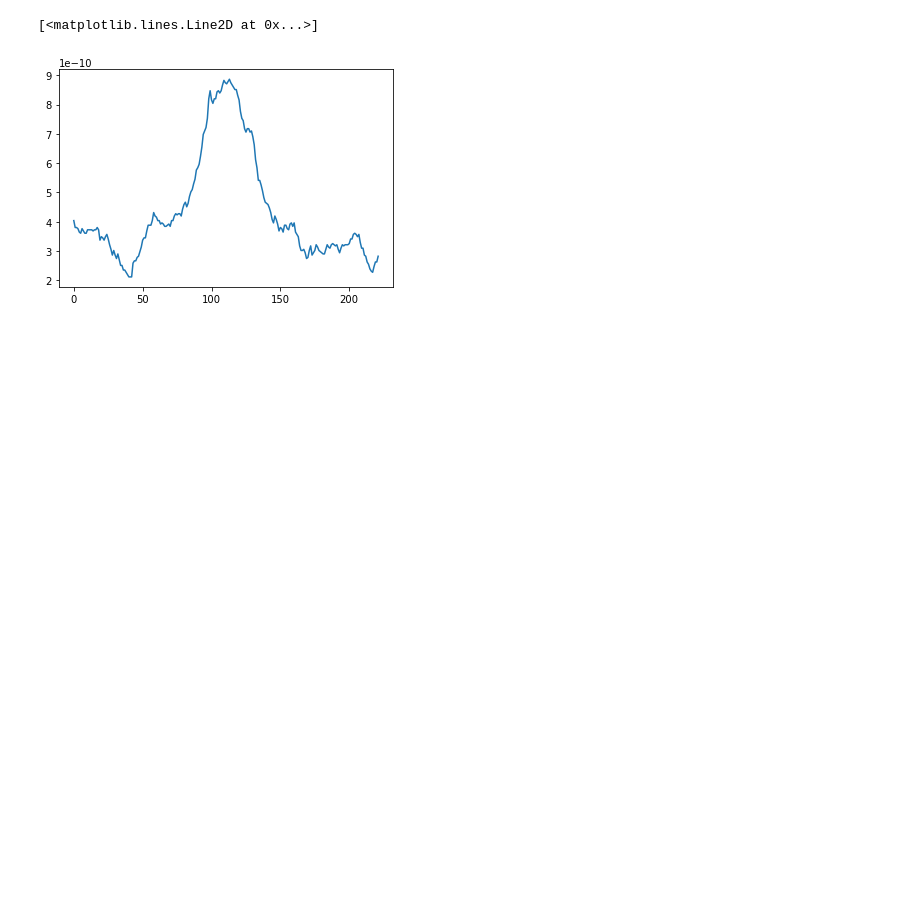
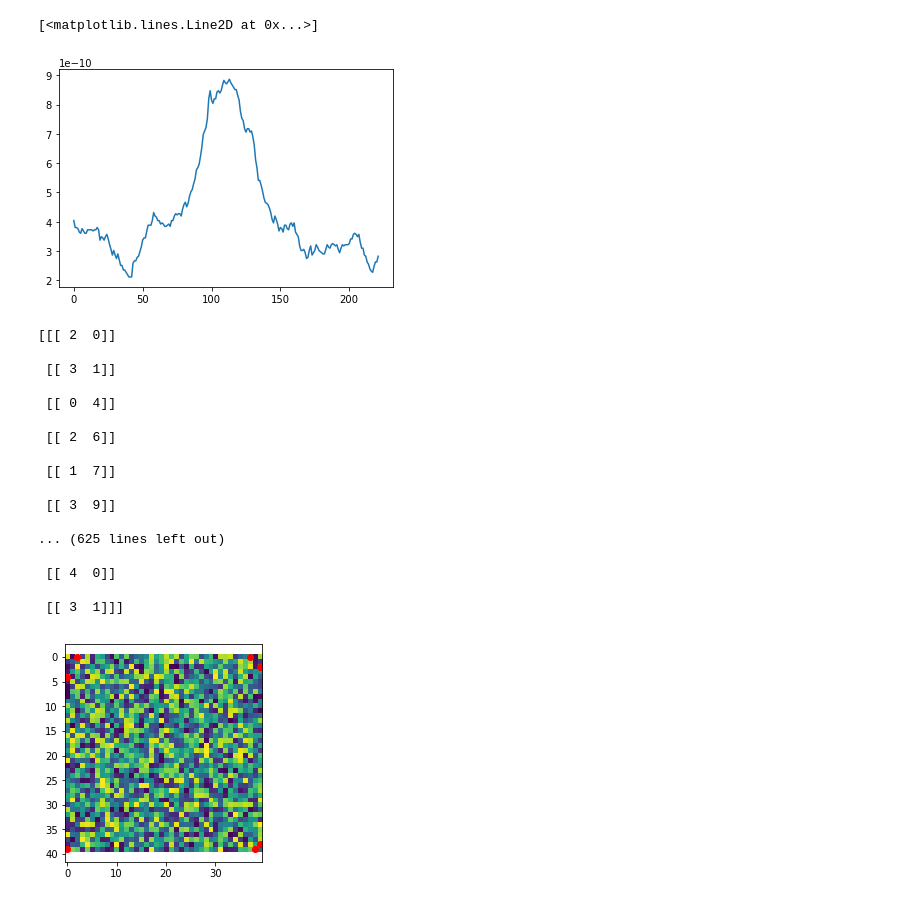
Before and after one commit to wesleyktatum/Nanowire_Measurements, a Jupyter notebook: NaRWHAL/OpenCV_learning.ipynb, the cells around one changed output. Drawn from its saved outputs; the diff is of its cells as text; code cells hidden in the pictures; blank space fills up the shorter version.

```diff
--- a/NaRWHAL/OpenCV_learning.ipynb
+++ b/NaRWHAL/OpenCV_learning.ipynb
@@ -183,3 +183,41 @@ def wire_profile(afmimg,righty,lefty,cols):
     '''Now we compute the profile and adjust to real units'''
     profile = skimage.measure.profile_line(afmimg,(righty,0),(lefty,cols-1))
     return profile
+# %%
+copied_image = np.random.rand(40,40)*255
+copied_image = np.uint8(np.floor(copied_image))
+ret,thresh = cv2.threshold(copied_image,130,255,cv2.THRESH_TOZERO)
+dummy, contours, hierarchy = cv2.findContours(thresh,cv2.RETR_TREE, cv2.CHAIN_APPROX_SIMPLE)
+cnts = max(contours, key=cv2.contourArea)
+hull = cv2.convexHull(cnts)
+#print hull
+hull = np.reshape(hull,(len(hull),2))
+#plt.subplot(133)
+plt.imshow(copied_image)
+plt.scatter(hull[:,0],hull[:,1],color='r')
+hull
+#cnts = max(contours, key=cv2.contourArea)
+im_with_contours=cv2.drawContours(copied_image,cnts,0,(0,0,255),2)
+np.isclose((hello-copied_image).all(), 0)
+#if np.isclose(hello - copied_image, 0).all():
+#    assert "no contours"
+print cnts
+# %% [output]
+[[[ 2  0]]
+
+ [[ 3  1]]
+
+ [[ 0  4]]
+
+ [[ 2  6]]
+
+ [[ 1  7]]
+
+ [[ 3  9]]
+
+... (625 lines left out)
+
+ [[ 4  0]]
+
+ [[ 3  1]]]
+[figure, added]
```
Also changed, not shown: parts of 1 cell of this notebook, 3 other files.
